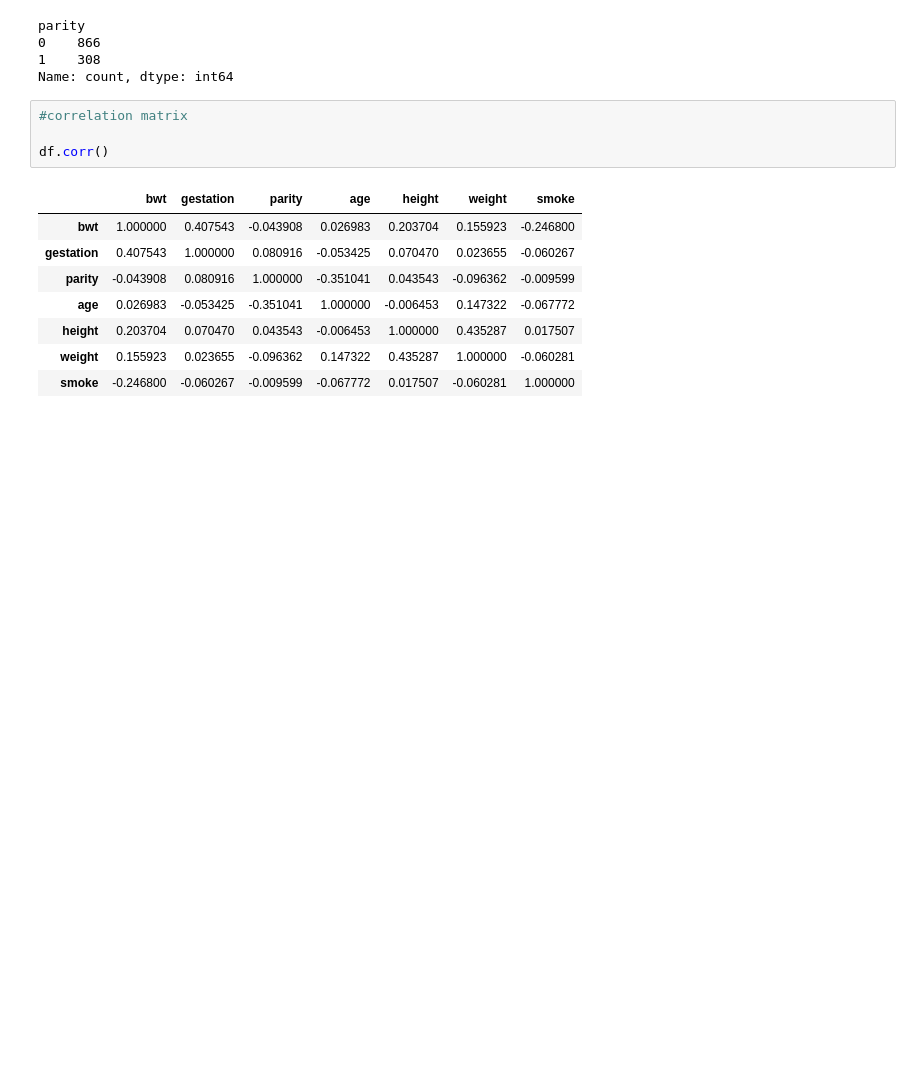
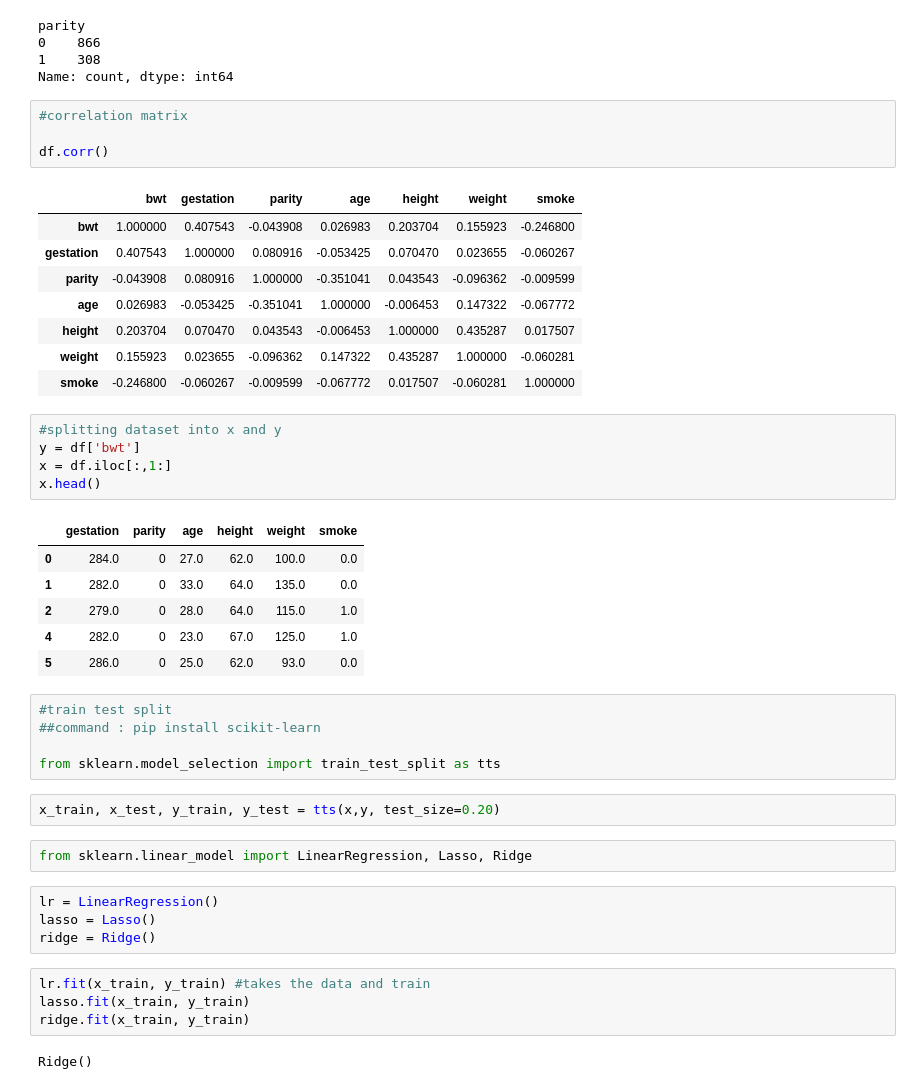
Before and after one commit to bhatia1289/my-flask-app, a Jupyter notebook: model_training.ipynb, the cells around one changed output. Drawn from its saved outputs; the diff is of its cells as text; blank space fills up the shorter version.

Commit message:
ml model development and serialization

```diff
--- a/model_training.ipynb
+++ b/model_training.ipynb
@@ -163,3 +161,34 @@ df.corr()
 | height | 0.203704 | 0.070470 | 0.043543 | -0.006453 | 1.000000 | 0.435287 | 0.017507 |
 | weight | 0.155923 | 0.023655 | -0.096362 | 0.147322 | 0.435287 | 1.000000 | -0.060281 |
 | smoke | -0.246800 | -0.060267 | -0.009599 | -0.067772 | 0.017507 | -0.060281 | 1.000000 |
+# %%
+#splitting dataset into x and y
+y = df['bwt']
+x = df.iloc[:,1:]
+x.head()
+# %% [output]
+|  | gestation | parity | age | height | weight | smoke |
+| 0 | 284.0 | 0 | 27.0 | 62.0 | 100.0 | 0.0 |
+| 1 | 282.0 | 0 | 33.0 | 64.0 | 135.0 | 0.0 |
+| 2 | 279.0 | 0 | 28.0 | 64.0 | 115.0 | 1.0 |
+| 4 | 282.0 | 0 | 23.0 | 67.0 | 125.0 | 1.0 |
+| 5 | 286.0 | 0 | 25.0 | 62.0 | 93.0 | 0.0 |
+# %%
+#train test split
+##command : pip install scikit-learn
+
+from sklearn.model_selection import train_test_split as tts
+# %%
+x_train, x_test, y_train, y_test = tts(x,y, test_size=0.20)
+# %%
+from sklearn.linear_model import LinearRegression, Lasso, Ridge
+# %%
+lr = LinearRegression()
+lasso = Lasso()
+ridge = Ridge()
+# %%
+lr.fit(x_train, y_train) #takes the data and train
+lasso.fit(x_train, y_train)
+ridge.fit(x_train, y_train)
+# %% [output]
+Ridge()
```
Also changed, not shown: parts of 8 cells of this notebook, 1 other file.
